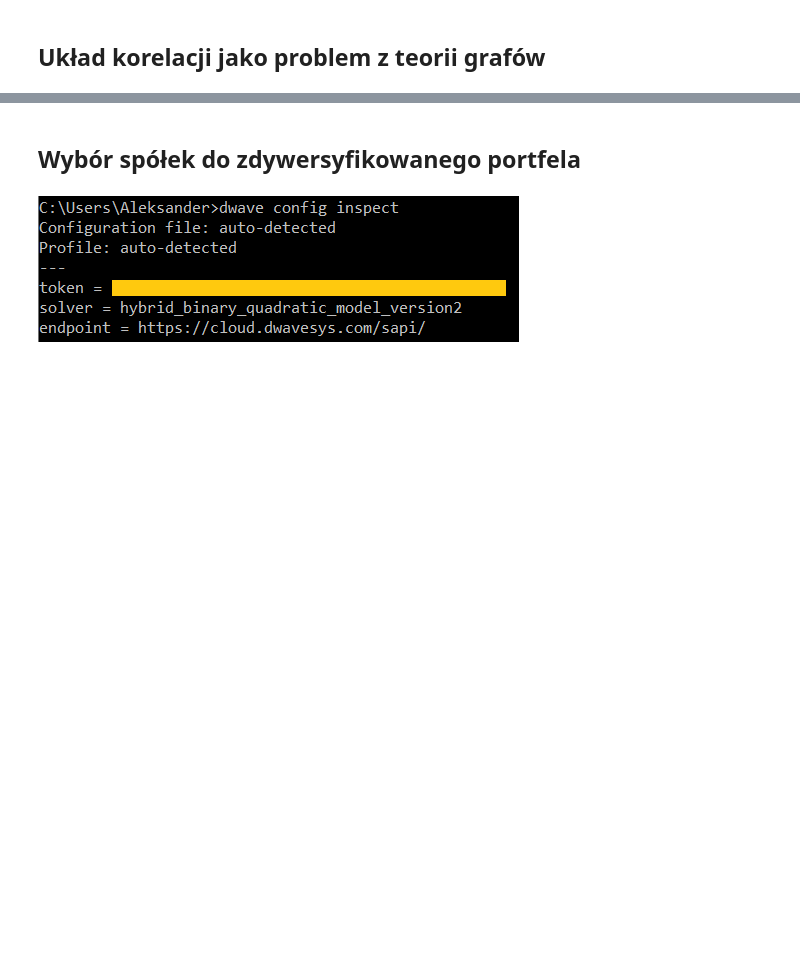
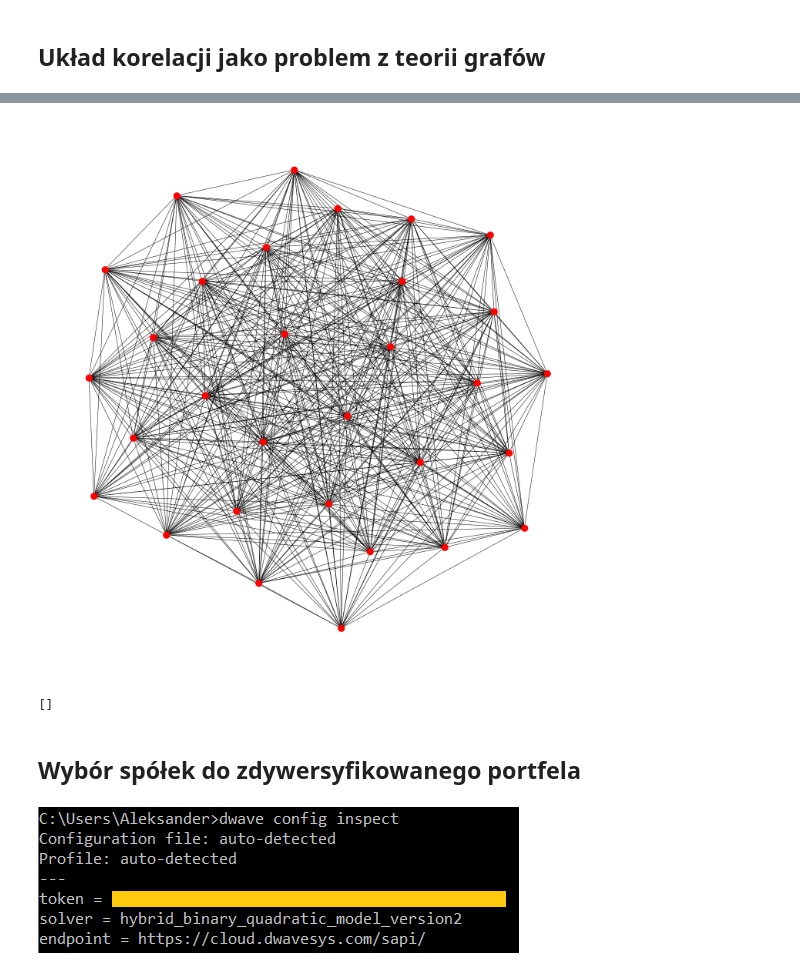
Before and after one commit to AleksanderWWW/Quantum-Portfolio-Optimization, a Jupyter notebook: Portfolio diversification.ipynb, the cells around one changed output, grey strips where cells are left out. Drawn from its saved outputs; the diff is of its cells as text; code cells hidden in the pictures; blank space fills up the shorter version.

```diff
--- a/Portfolio diversification.ipynb
+++ b/Portfolio diversification.ipynb
@@ -258,3 +134,18 @@ nx.draw(G, node_color="r")  # wizualizacja grafu
+# %%
+assets = df.columns
+
+G, corr_threshold = produce_graph(assets, corr_threshold=0.3)
+
+plt.figure(figsize=(20, 20))
+nx.draw(G, node_color="r")
+plt.show()
+# %% [output]
+[figure, added]
+# %%
+others = list(set(assets) - set(G.nodes))
+others
+# %% [output]
+[]
 # %% [markdown]
 ## Wybór spółek do zdywersyfikowanego portfela
 # %% [markdown]
```
Also changed, not shown: parts of 40 cells of this notebook, 5 other files.
